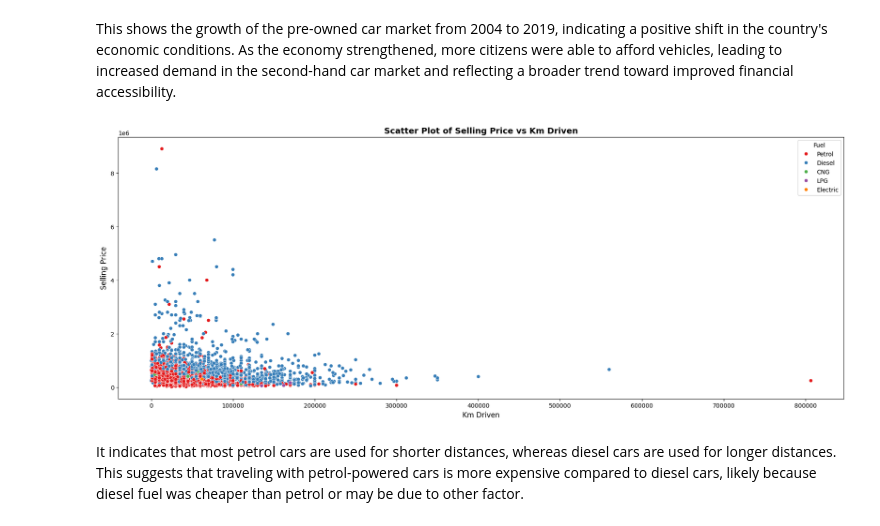
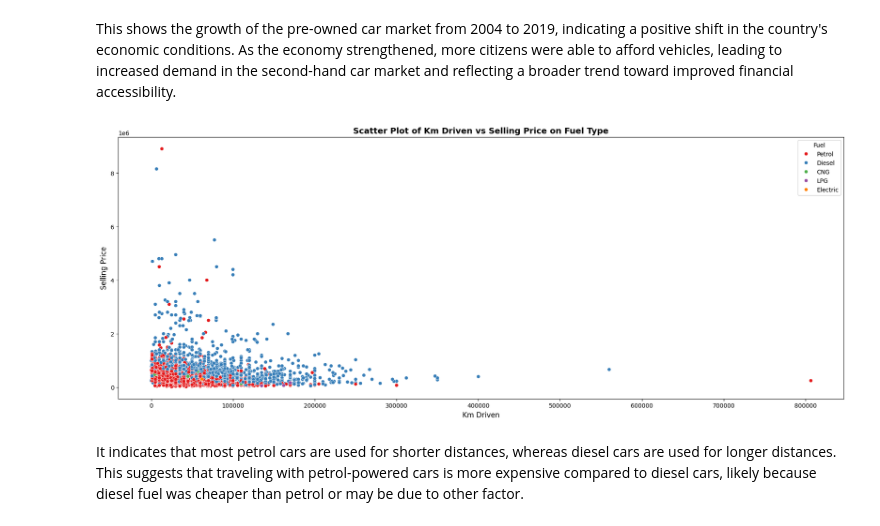
Before and after one commit to vishal-verma-96/Pre-Owned-Car-Price-prediction-using-Streamlit-App, a Jupyter notebook: CapStone_Project(Preprocessing and Graphical Analysis).ipynb, the cells around one changed output. Drawn from its saved outputs; the diff is of its cells as text; code cells hidden in the pictures.

```diff
--- a/CapStone_Project(Preprocessing and Graphical Analysis).ipynb
+++ b/CapStone_Project(Preprocessing and Graphical Analysis).ipynb
@@ -545,12 +541,12 @@ This shows the growth of the pre-owned car market from 2004 to 2019, indicating
 # %%
 plt.figure(figsize=(22, 8))
 sns.scatterplot(x='Km_Driven', y='Selling_Price', data=df, hue='Fuel', palette='Set1')
-plt.title('Scatter Plot of Selling Price vs Km Driven', weight='bold', fontsize=14)
+plt.title('Scatter Plot of Km Driven vs Selling Price on Fuel Type', weight='bold', fontsize=14)
 plt.xlabel("Km Driven", fontsize=12)
 plt.ylabel("Selling Price",fontsize=12)
 plt.show()
 # %% [output]
-[figure, old version]
+[figure, new version]
 # %% [markdown]
 It indicates that most petrol cars are used for shorter distances, whereas diesel cars are used for longer distances. This suggests that traveling with petrol-powered cars is more expensive compared to diesel cars, likely because diesel fuel was cheaper than petrol or may be due to other factor.
 # %% [markdown]
```
Also changed, not shown: parts of 6 cells of this notebook.
